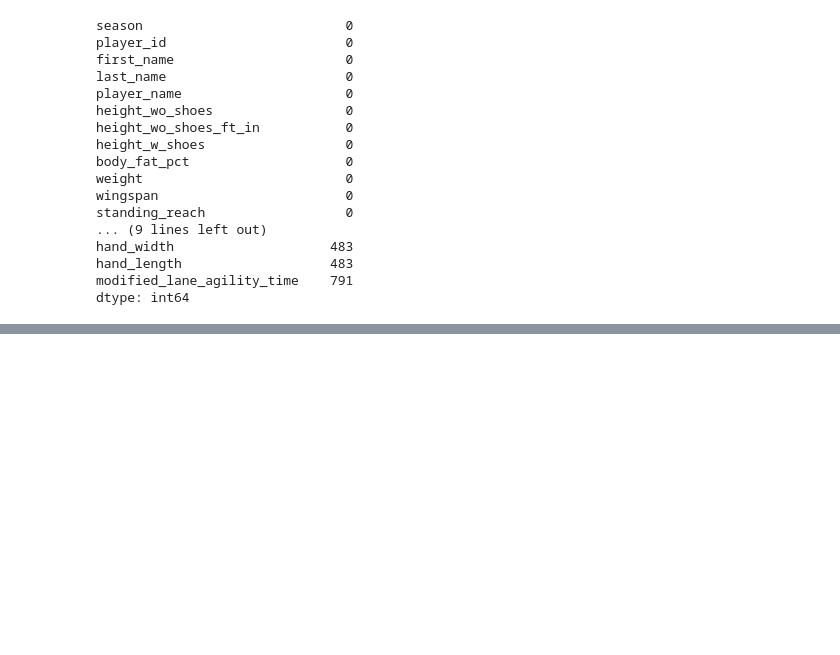
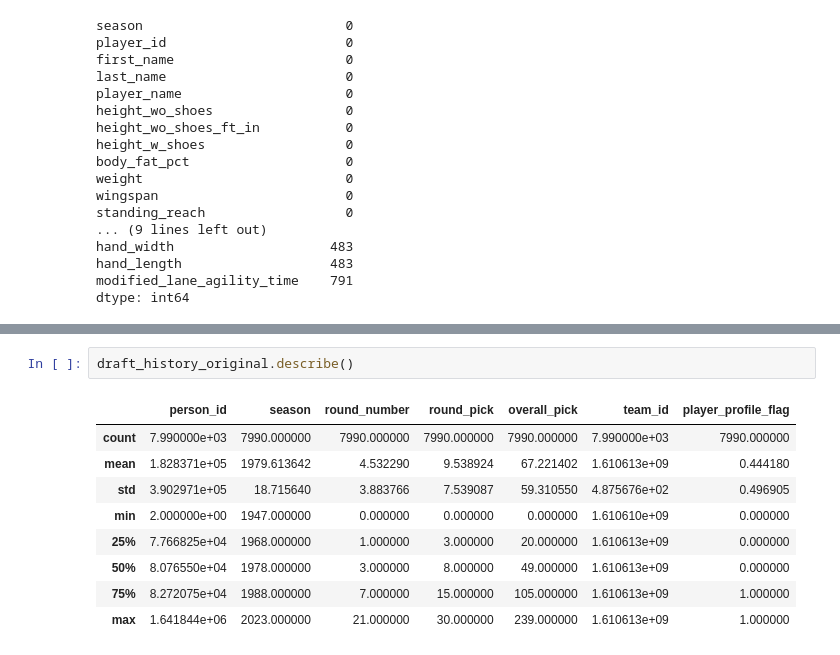
Before and after one commit to erbc111/Analisis_evolutivo_NBA, a Jupyter notebook: preparacion_datos.ipynb, the cells around one changed output, grey strips where cells are left out. Saved outputs shown, nothing was run; the diff lists cells and outputs as text; blank space fills up the shorter version.

```diff
--- a/preparacion_datos.ipynb
+++ b/preparacion_datos.ipynb
@@ -504,0 +683,12 @@ dtype: int64
+# %%
+draft_history_original.describe()
+# %% [output]
+|  | person_id | season | round_number | round_pick | overall_pick | team_id | player_profile_flag |
+| count | 7.990000e+03 | 7990.000000 | 7990.000000 | 7990.000000 | 7990.000000 | 7.990000e+03 | 7990.000000 |
+| mean | 1.828371e+05 | 1979.613642 | 4.532290 | 9.538924 | 67.221402 | 1.610613e+09 | 0.444180 |
+| std | 3.902971e+05 | 18.715640 | 3.883766 | 7.539087 | 59.310550 | 4.875676e+02 | 0.496905 |
+| min | 2.000000e+00 | 1947.000000 | 0.000000 | 0.000000 | 0.000000 | 1.610610e+09 | 0.000000 |
+| 25% | 7.766825e+04 | 1968.000000 | 1.000000 | 3.000000 | 20.000000 | 1.610613e+09 | 0.000000 |
+| 50% | 8.076550e+04 | 1978.000000 | 3.000000 | 8.000000 | 49.000000 | 1.610613e+09 | 0.000000 |
+| 75% | 8.272075e+04 | 1988.000000 | 7.000000 | 15.000000 | 105.000000 | 1.610613e+09 | 1.000000 |
+| max | 1.641844e+06 | 2023.000000 | 21.000000 | 30.000000 | 239.000000 | 1.610613e+09 | 1.000000 |
```
Also changed, not shown: parts of 22 cells of this notebook, 3 other files.
